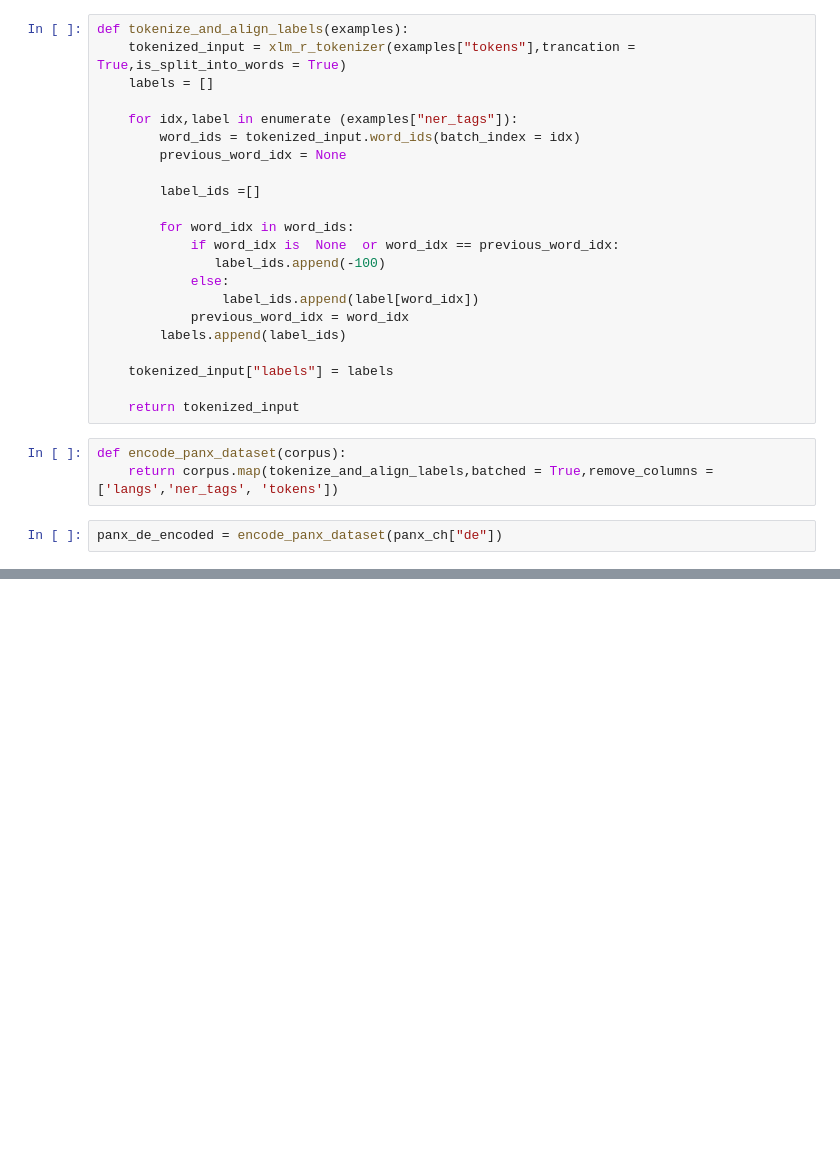
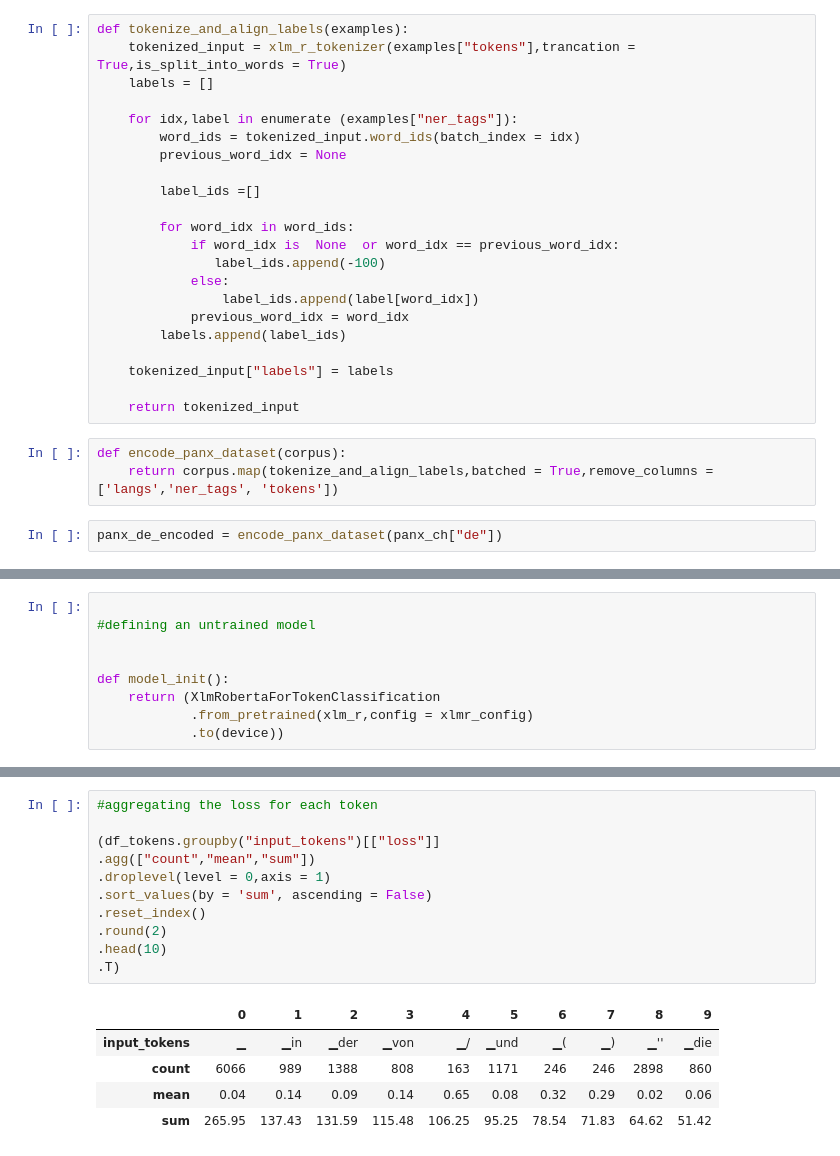
Before and after one commit to Dennischegemwangi/code-base, a Jupyter notebook: multilingual_named_entity_recognition.ipynb, the cells around one changed output, grey strips where cells are left out. Cells and saved outputs as stored; diff of their text form; blank space fills up the shorter version.

```diff
--- a/multilingual_named_entity_recognition.ipynb
+++ b/multilingual_named_entity_recognition.ipynb
@@ -333,0 +417,9 @@ panx_de_encoded = encode_panx_dataset(panx_ch["de"])
+# %%
+
+#defining an untrained model
+
+
+def model_init():
+    return (XlmRobertaForTokenClassification
+            .from_pretrained(xlm_r,config = xlmr_config)
+            .to(device))
@@ -333,0 +520,17 @@ panx_de_encoded = encode_panx_dataset(panx_ch["de"])
+# %%
+#aggregating the loss for each token
+
+(df_tokens.groupby("input_tokens")[["loss"]]
+.agg(["count","mean","sum"])
+.droplevel(level = 0,axis = 1)
+.sort_values(by = 'sum', ascending = False)
+.reset_index()
+.round(2)
+.head(10)
+.T)
+# %% [output]
+|  | 0 | 1 | 2 | 3 | 4 | 5 | 6 | 7 | 8 | 9 |
+| input_tokens | ▁ | ▁in | ▁der | ▁von | ▁/ | ▁und | ▁( | ▁) | ▁'' | ▁die |
+| count | 6066 | 989 | 1388 | 808 | 163 | 1171 | 246 | 246 | 2898 | 860 |
+| mean | 0.04 | 0.14 | 0.09 | 0.14 | 0.65 | 0.08 | 0.32 | 0.29 | 0.02 | 0.06 |
+| sum | 265.95 | 137.43 | 131.59 | 115.48 | 106.25 | 95.25 | 78.54 | 71.83 | 64.62 | 51.42 |
```
Also changed, not shown: parts of 16 cells of this notebook.
